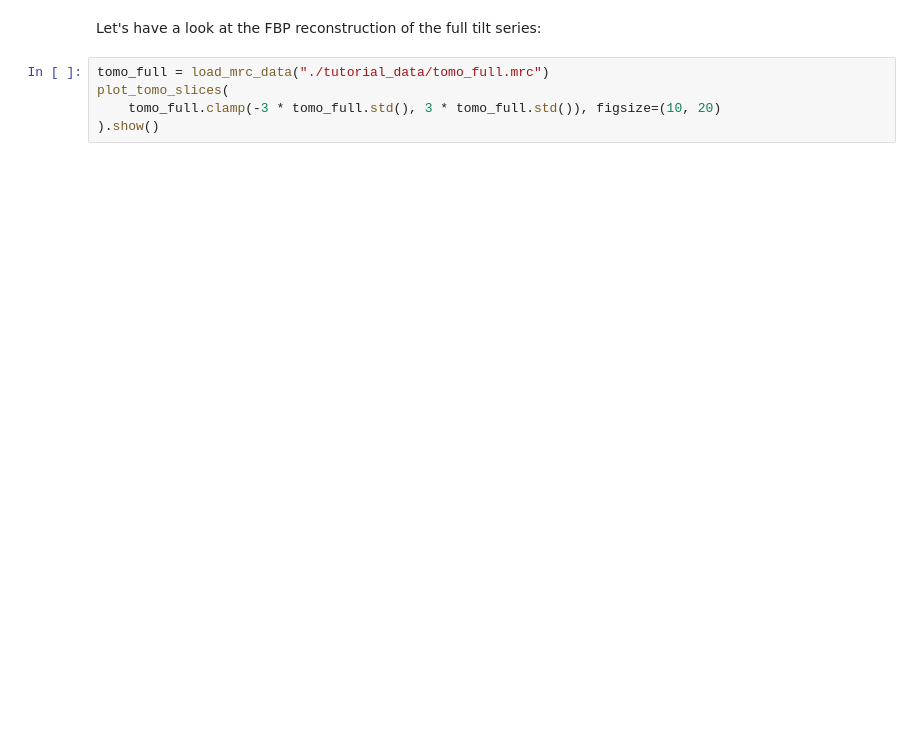
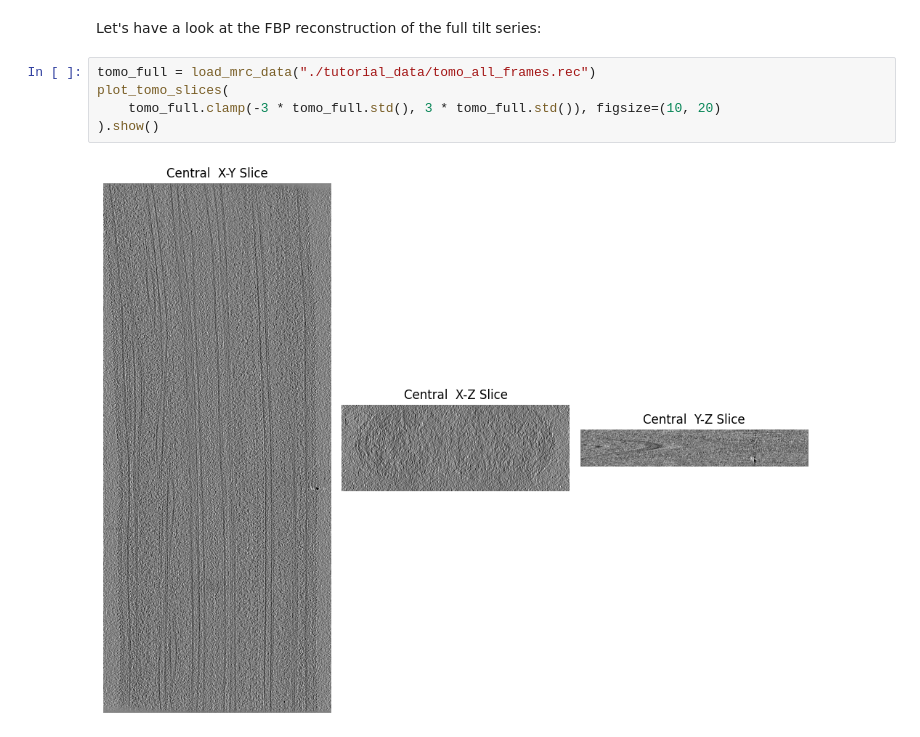
Before and after one commit to MLI-lab/DeepDeWedge, a Jupyter notebook: tutorial/Step0:DataDownload.ipynb, the cells around one changed output. Saved outputs shown, nothing was run; the diff lists cells and outputs as text; blank space fills up the shorter version.

Commit message:
cosmetics in tutorial

```diff
--- a/tutorial/Step0:DataDownload.ipynb
+++ b/tutorial/Step0:DataDownload.ipynb
@@ -35,7 +13,9 @@ Error while terminating subprocess (pid=1749012):
 # %% [markdown]
 Let's have a look at the FBP reconstruction of the full tilt series:
 # %%
-tomo_full = load_mrc_data("./tutorial_data/tomo_full.mrc")
+tomo_full = load_mrc_data("./tutorial_data/tomo_all_frames.rec")
 plot_tomo_slices(
     tomo_full.clamp(-3 * tomo_full.std(), 3 * tomo_full.std()), figsize=(10, 20)
 ).show()
+# %% [output]
+[figure, added]
```
Also changed, not shown: parts of 1 cell of this notebook, 3 other files.
